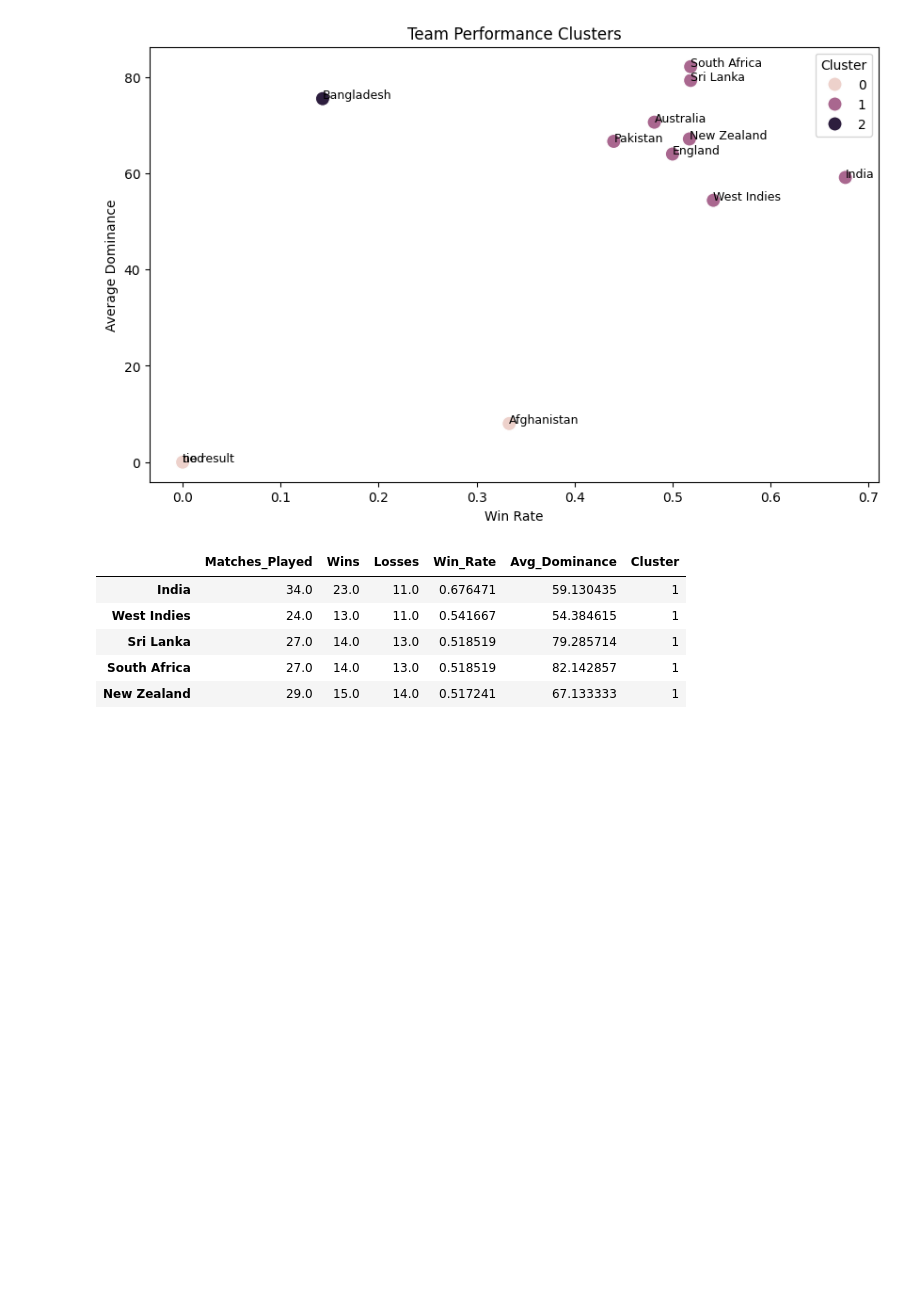
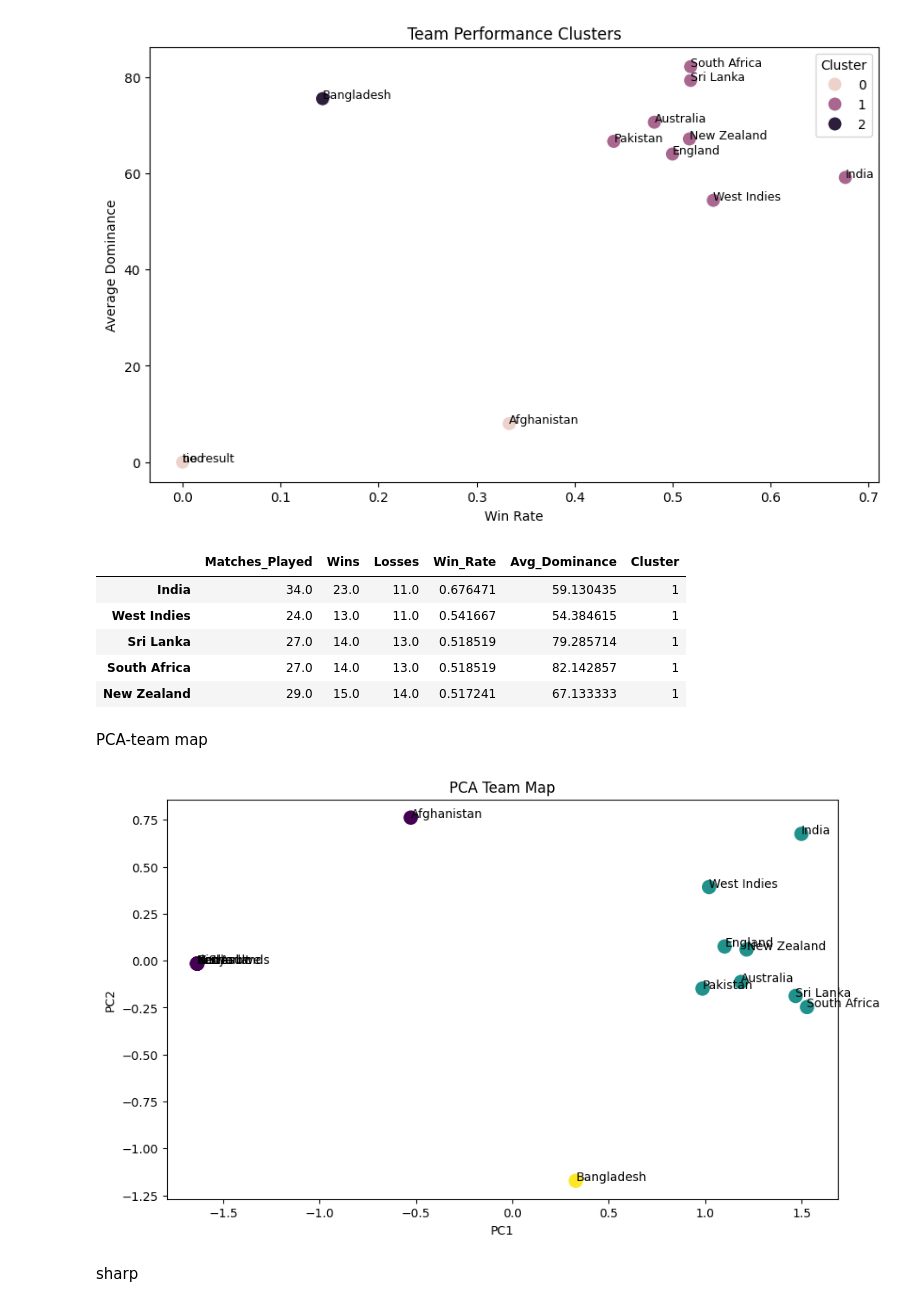
Before and after one commit to sahilkavishka/icc_champions_dataset, a Jupyter notebook: icc_champions.ipynb, the cells around one changed output. Cells and saved outputs as stored; diff of their text form; code cells hidden in the pictures; blank space fills up the shorter version.

```diff
--- a/icc_champions.ipynb
+++ b/icc_champions.ipynb
@@ -416,3 +416,21 @@ team_stats_df.head()
 | Sri Lanka | 27.0 | 14.0 | 13.0 | 0.518519 | 79.285714 | 1 |
 | South Africa | 27.0 | 14.0 | 13.0 | 0.518519 | 82.142857 | 1 |
 | New Zealand | 29.0 | 15.0 | 14.0 | 0.517241 | 67.133333 | 1 |
+# %% [markdown]
+PCA-team map
+# %%
+pca = PCA(n_components=2)
+pca_data = pca.fit_transform(scaled)
+
+plt.figure(figsize=(10,6))
+plt.scatter(pca_data[:,0], pca_data[:,1], c=team_stats_df["Cluster"], s=120)
+for i, team in enumerate(team_stats_df.index):
+    plt.text(pca_data[i,0], pca_data[i,1], team)
+plt.title("PCA Team Map")
+plt.xlabel("PC1")
+plt.ylabel("PC2")
+plt.show()
+# %% [output]
+[figure, added]
+# %% [markdown]
+sharp
```
